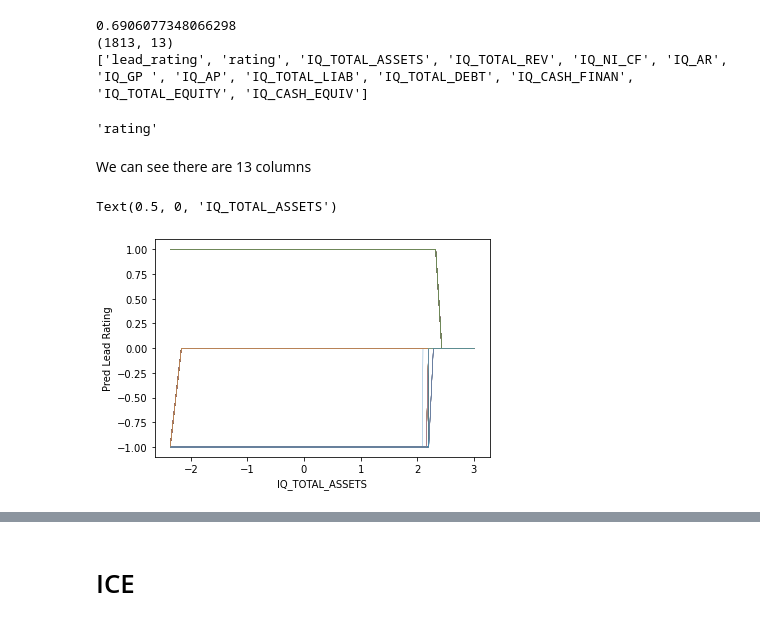
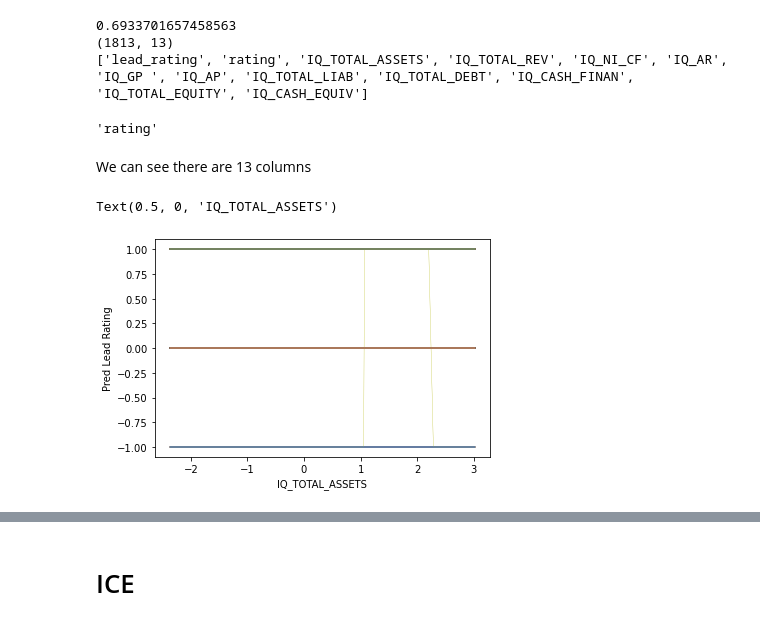
Before and after one commit to yedidv/credit_rating_predictions, a Jupyter notebook: Interpretability.ipynb, the cells around one changed output, grey strips where cells are left out. Saved outputs shown, nothing was run; the diff lists cells and outputs as text; code cells hidden in the pictures.

```diff
--- a/Interpretability.ipynb
+++ b/Interpretability.ipynb
@@ -11,7 +11,7 @@ from matplotlib import pyplot as plt
 from sklearn.inspection import plot_partial_dependence
 # %%
 ## Load the sigmoid model
-sigmoid = pickle.load(open('sigmoid_model.sav', 'rb'))
+model = pickle.load(open('rbf_model.sav', 'rb'))
 
 ## Load in the data
 ## Read in csv
@@ -39,14 +39,14 @@ test_x, test_y = SplitData(test)
 
 ## Look at the initial model accuracy
 print(
-    accuracy_score(sigmoid.predict(test_x), test_y)
+    accuracy_score(model.predict(test_x), test_y)
 )
 print(df.shape)
 cols = df.columns.tolist()
 print(cols)
 cols[1]
 # %% [output]
-0.6906077348066298
+0.6933701657458563
 (1813, 13)
 ['lead_rating', 'rating', 'IQ_TOTAL_ASSETS', 'IQ_TOTAL_REV', 'IQ_NI_CF', 'IQ_AR', 'IQ_GP ', 'IQ_AP', 'IQ_TOTAL_LIAB', 'IQ_TOTAL_DEBT', 'IQ_CASH_FINAN', 'IQ_TOTAL_EQUITY', 'IQ_CASH_EQUIV']
 'rating'
@@ -74,10 +74,10 @@ def PDP_Plot_Graphs(test_x, cols):
 #pdp_plots = PDP_Plot_Graphs(test_x, cols)
 # %%
 ice_returns = ice(data = test_x, column = cols[2],
-                 predict = sigmoid.predict)
+                 predict = model.predict)
 ice_plot(ice_returns, linewidth = 0.3)
 plt.ylabel('Pred Lead Rating')
 plt.xlabel(cols[2])
 # %% [output]
 Text(0.5, 0, 'IQ_TOTAL_ASSETS')
-[figure, old version]
+[figure, new version]
```
Also changed, not shown: parts of 7 cells of this notebook, 2 other files.
